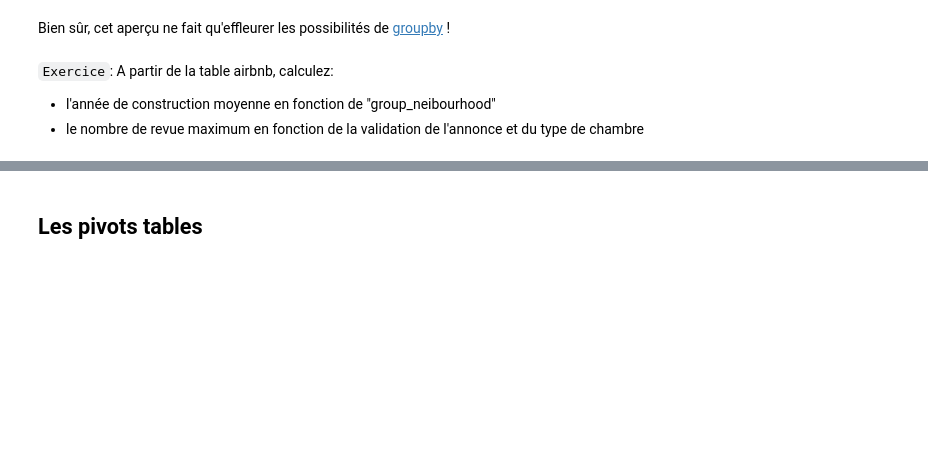
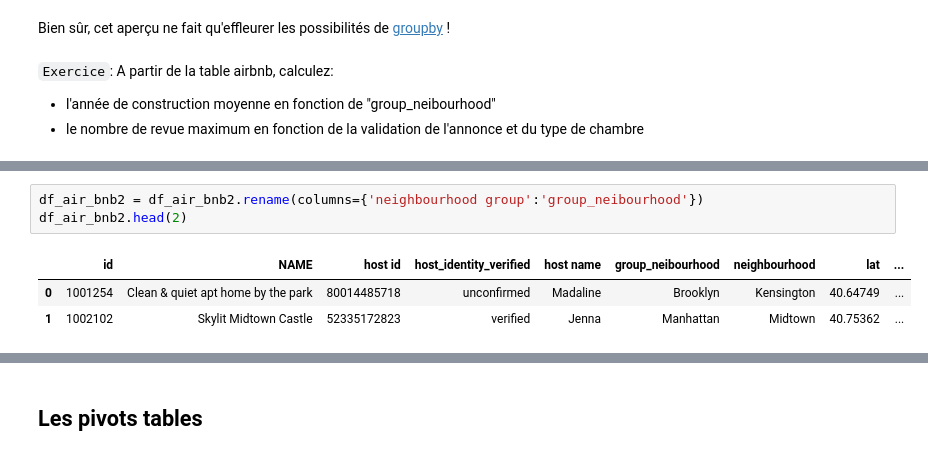
Before and after one commit to 955928/date_engineer_week_brief, a Jupyter notebook: cours/5-2-Pandas.ipynb, the cells around one changed output, grey strips where cells are left out. Cells and saved outputs as stored; diff of their text form; blank space fills up the shorter version.

```diff
--- a/cours/5-2-Pandas.ipynb
+++ b/cours/5-2-Pandas.ipynb
@@ -1069,0 +1084,7 @@ A partir de la table airbnb, calculez:
+# %%
+df_air_bnb2 = df_air_bnb2.rename(columns={'neighbourhood group':'group_neibourhood'})
+df_air_bnb2.head(2)
+# %% [output]
+|  | id | NAME | host id | host_identity_verified | host name | group_neibourhood | neighbourhood | lat | ... |
+| 0 | 1001254 | Clean & quiet apt home by the park | 80014485718 | unconfirmed | Madaline | Brooklyn | Kensington | 40.64749 | ... |
+| 1 | 1002102 | Skylit Midtown Castle | 52335172823 | verified | Jenna | Manhattan | Midtown | 40.75362 | ... |
```
Also changed, not shown: parts of 29 cells of this notebook.
